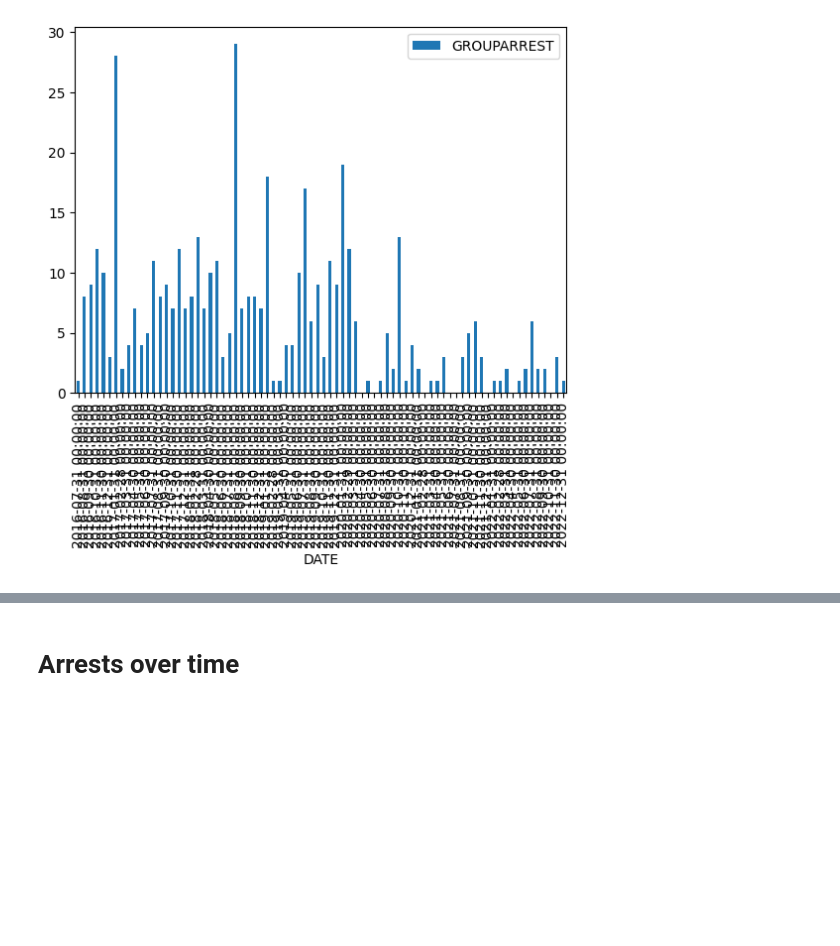
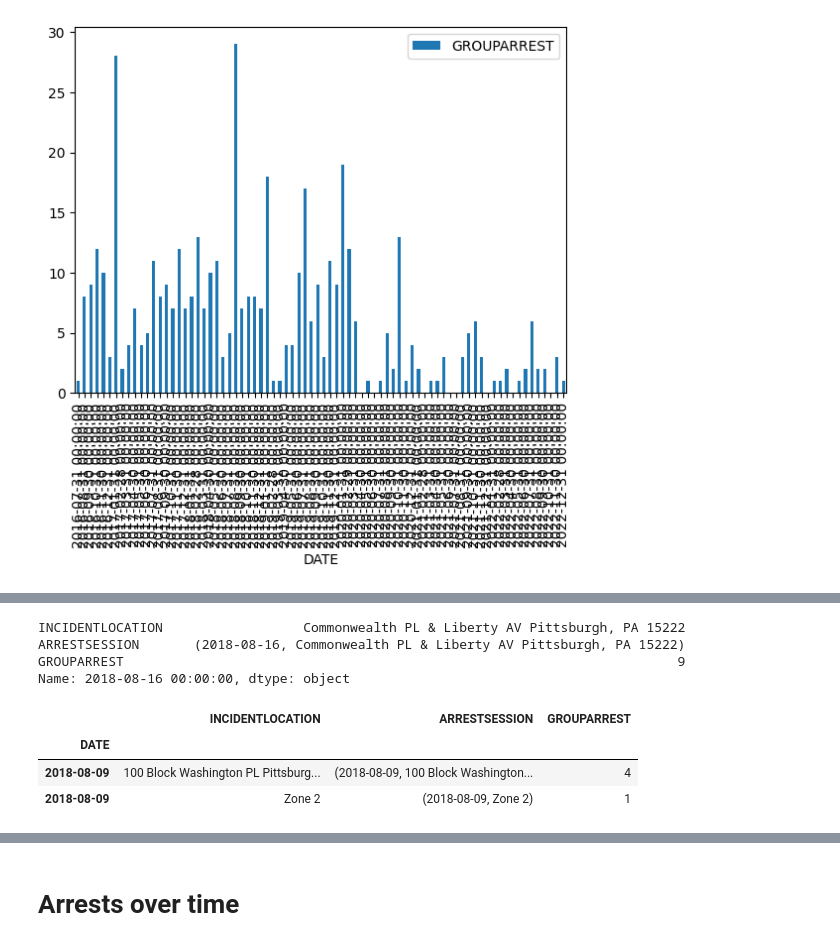
Before and after one commit to moates/pghSWArrests, a Jupyter notebook: arrest_data_analysis.ipynb, the cells around one changed output, grey strips where cells are left out. Cells and saved outputs as stored; diff of their text form; code cells hidden in the pictures; blank space fills up the shorter version.

```diff
--- a/arrest_data_analysis.ipynb
+++ b/arrest_data_analysis.ipynb
@@ -726 +620,32 @@ ARRESTSESSION
 Name: count, dtype: int64
+# %%
+arrest_sessions = data[["DATE","INCIDENTLOCATION", "ARRESTSESSION","GROUPARREST"]].drop_duplicates(subset="ARRESTSESSION")
+arrest_sessions.set_index("DATE", inplace=True)
+arrest_sessions.index =  pd.to_datetime(arrest_sessions.index)
+sessions = arrest_sessions.loc[arrest_sessions.GROUPARREST >= 3]
+def isGameDay(date):
+    import requests
+
+    # football
+    url = "https://api-american-football.p.rapidapi.com/games"
+    querystring = {"date":date}
+    headers = {
+    	"X-RapidAPI-Key": "", # redacted
+    	"X-RapidAPI-Host": "api-american-football.p.rapidapi.com"
+    }
+    response = requests.get(url, headers=headers, params=querystring)
+    hasFootballGame = "pittsburgh" in str(response.json()).lower()
+
+    # TODO - add data for Penns and Pirates as well. See if can be obtained via scraping (probably not hard with beautifulSoup/http)
+    return hasFootballGame
+
+stingGames = []
+# # for date
+for ind in sessions.index:
+    #sessions["DATE"][ind]
+    if isGameDay(str(ind.date())):
+        stingGames.append(ind)
+
+# Game Days on which stings occurred
+# Steelers: ['2018-08-16', '2018-08-09']
+print(stingGames)
@@ -727,2 +654,16 @@ Name: count, dtype: int64
+# %%
+arrest_sessions.loc['2018-08-16']
+# %% [output]
+INCIDENTLOCATION                  Commonwealth PL & Liberty AV Pittsburgh, PA 15222
+ARRESTSESSION       (2018-08-16, Commonwealth PL & Liberty AV Pittsburgh, PA 15222)
+GROUPARREST                                                                       9
+Name: 2018-08-16 00:00:00, dtype: object
+# %%
+arrest_sessions.loc['2018-08-09']
+# %% [output]
+|  | INCIDENTLOCATION | ARRESTSESSION | GROUPARREST |
+| DATE |  |  |  |
+| 2018-08-09 | 100 Block Washington PL Pittsburg... | (2018-08-09, 100 Block Washington... | 4 |
+| 2018-08-09 | Zone 2 | (2018-08-09, Zone 2) | 1 |
 # %%
 data.loc[data.GROUPARREST >= 4].plot.scatter(x="DATE", y="GROUPARREST")
```
Also changed, not shown: parts of 29 cells of this notebook.
